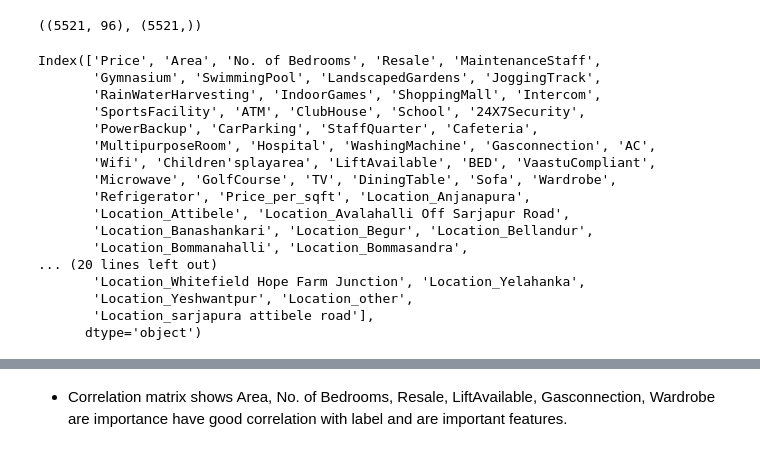
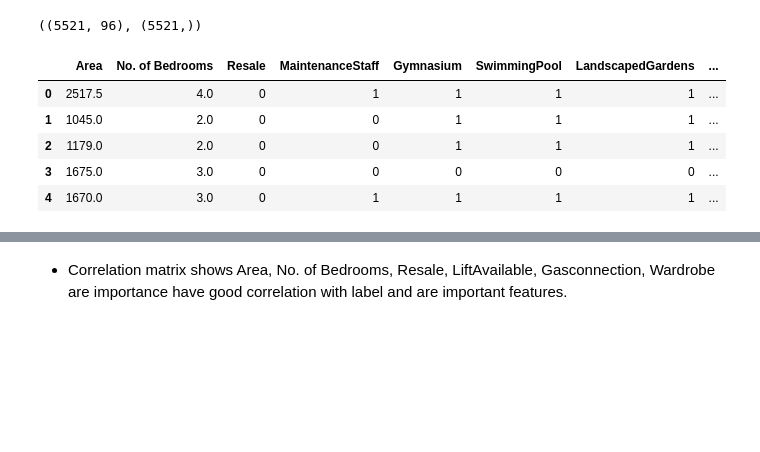
Before and after one commit to yasharora102/House_Price_Prediction, a Jupyter notebook: training/Bangalore copy.ipynb, the cells around one changed output, grey strips where cells are left out. Saved outputs shown, nothing was run; the diff lists cells and outputs as text; code cells hidden in the pictures; blank space fills up the shorter version.

```diff
--- a/training/Bangalore copy.ipynb
+++ b/training/Bangalore copy.ipynb
@@ -448,26 +388,15 @@ label = bangalore_dataset['Price']
 features.shape, label.shape
 # %% [output]
 ((5521, 96), (5521,))
-# %%
-bangalore_dataset.columns
-# %% [output]
-Index(['Price', 'Area', 'No. of Bedrooms', 'Resale', 'MaintenanceStaff',
-       'Gymnasium', 'SwimmingPool', 'LandscapedGardens', 'JoggingTrack',
-       'RainWaterHarvesting', 'IndoorGames', 'ShoppingMall', 'Intercom',
-       'SportsFacility', 'ATM', 'ClubHouse', 'School', '24X7Security',
-       'PowerBackup', 'CarParking', 'StaffQuarter', 'Cafeteria',
-       'MultipurposeRoom', 'Hospital', 'WashingMachine', 'Gasconnection', 'AC',
-       'Wifi', 'Children'splayarea', 'LiftAvailable', 'BED', 'VaastuCompliant',
-       'Microwave', 'GolfCourse', 'TV', 'DiningTable', 'Sofa', 'Wardrobe',
-       'Refrigerator', 'Price_per_sqft', 'Location_Anjanapura',
-       'Location_Attibele', 'Location_Avalahalli Off Sarjapur Road',
-       'Location_Banashankari', 'Location_Begur', 'Location_Bellandur',
-       'Location_Bommanahalli', 'Location_Bommasandra',
-... (20 lines left out)
-       'Location_Whitefield Hope Farm Junction', 'Location_Yelahanka',
-       'Location_Yeshwantpur', 'Location_other',
-       'Location_sarjapura attibele road'],
-      dtype='object')
+# %%
+features.head()
+# %% [output]
+|  | Area | No. of Bedrooms | Resale | MaintenanceStaff | Gymnasium | SwimmingPool | LandscapedGardens | ... |
+| 0 | 2517.5 | 4.0 | 0 | 1 | 1 | 1 | 1 | ... |
+| 1 | 1045.0 | 2.0 | 0 | 0 | 1 | 1 | 1 | ... |
+| 2 | 1179.0 | 2.0 | 0 | 0 | 1 | 1 | 1 | ... |
+| 3 | 1675.0 | 3.0 | 0 | 0 | 0 | 0 | 0 | ... |
+| 4 | 1670.0 | 3.0 | 0 | 1 | 1 | 1 | 1 | ... |
 # %%
 plt.figure(figsize=(12,5))
 from sklearn.ensemble import ExtraTreesRegressor
```
Also changed, not shown: parts of 89 cells of this notebook, 23 other files.
